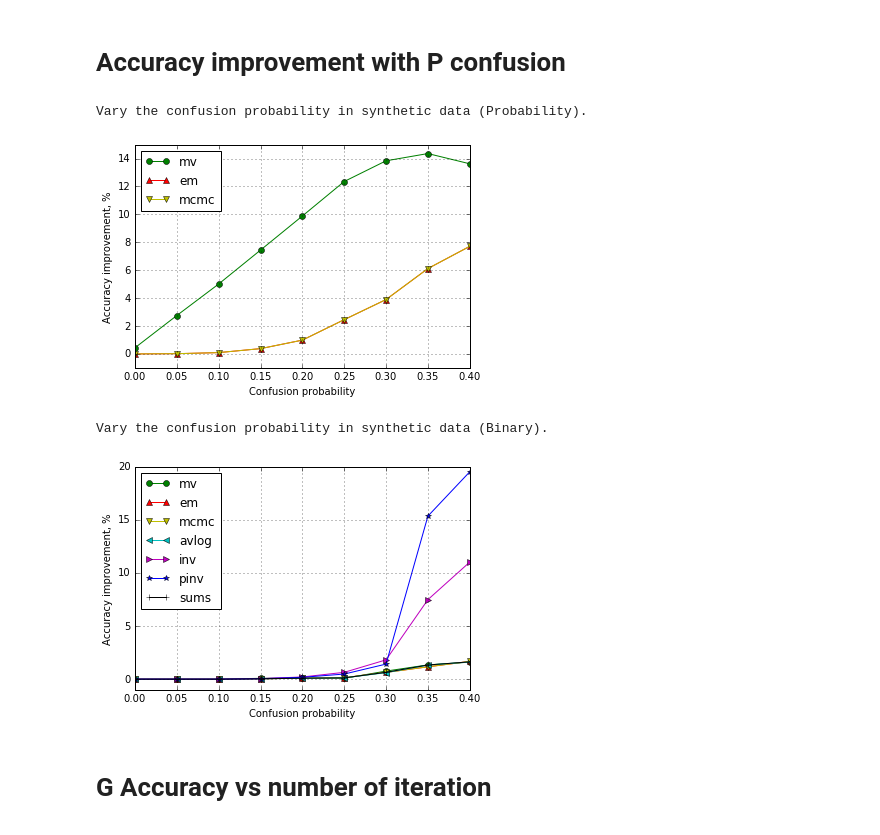
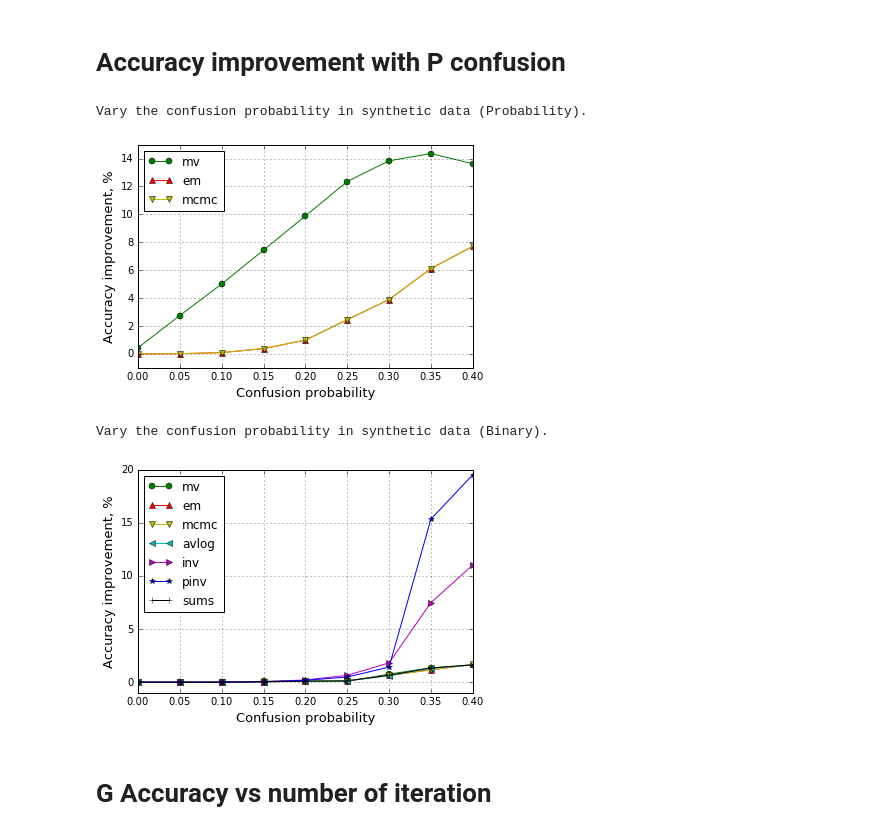
Before and after one commit to Evgeneus/fuzzy-data-fusion, a Jupyter notebook: experiment/notebooks/experiments.ipynb, the cells around one changed output. Saved outputs shown, nothing was run; the diff lists cells and outputs as text; code cells hidden in the pictures.

```diff
--- a/experiment/notebooks/experiments.ipynb
+++ b/experiment/notebooks/experiments.ipynb
@@ -3,7 +3,8 @@
 import pandas as pd
 import matplotlib.pyplot as plt
 
-work_dir = '../../data/synthetic/'
+
+work_dir = '../../data/results/'
 img_dir = '../../data/img/'
 
 synthetic_accuracy_binary = pd.read_csv(work_dir+'synthetic_accuracy_binary.csv', index_col='conf_probs')
@@ -14,8 +15,8 @@ synthetic_convergence = pd.read_csv(work_dir+'synthetic_convergence.csv', index_
 synthetic_values = pd.read_csv(work_dir+'synthetic_values.csv', index_col='number of distinct values per object')
 synthetic_accuracy_g = pd.read_csv(work_dir+'accuracy_g_transposed.csv', index_col='Accuracy of sources')
 
-# flight_accuracy = pd.read_csv(work_dir+'flight_accuracy.csv', index_col='confusion probability')
-# flight_efficiency = pd.read_csv(work_dir+'flight_efficiency.csv', index_col='number of objects with confusions')
+flight_accuracy = pd.read_csv(work_dir+'flight_accuracy.csv', index_col='G')
+flight_efficiency = pd.read_csv(work_dir+'flight_efficiency.csv', index_col='Number of objects with confusions')
 
 # face_accuracy = pd.read_csv(work_dir+'face_accuracy.csv')
 # %% [markdown]
@@ -62,30 +63,30 @@ print("Vary the confusion probability in synthetic data (Probability).")
 ax = improvement_synthetic_accuracy_prob[['mv', 'em', 'mcmc']].plot(
     style=['go-', 'r^-', 'yv-'], grid='on', ylim=[-1, 15])
 
-ax.set_ylabel('Accuracy improvement, %')
-ax.set_xlabel('Confusion probability')
+ax.set_ylabel('Accuracy improvement, %', fontsize=13)
+ax.set_xlabel('Confusion probability', fontsize=13)
 fig = ax.get_figure()
 fig.savefig(img_dir+'improvement_synth_accuracy_probability.pdf')
 # %% [output]
 Vary the confusion probability in synthetic data (Probability).
-[figure, old version]
+[figure, new version]
 # %%
 print("Vary the confusion probability in synthetic data (Binary).")
 ax = improvement_synthetic_accuracy_binary[['mv', 'em', 'mcmc',
                                            'avlog', 'inv', 'pinv',
                                            'sums']].plot(
     style=['go-', 'r^-', 'yv-',
           'c<-', 'm>-', 'b*-',
           'k+-'], grid='on',
     ylim=[-1, 20])
 
-ax.set_ylabel('Accuracy improvement, %')
-ax.set_xlabel('Confusion probability')
+ax.set_ylabel('Accuracy improvement, %', fontsize=13)
+ax.set_xlabel('Confusion probability', fontsize=13)
 fig = ax.get_figure()
 fig.savefig(img_dir+'improvement_synth_accuracy_binary.pdf')
 # %% [output]
 Vary the confusion probability in synthetic data (Binary).
-[figure, old version]
+[figure, new version]
 # %% [markdown]
 # G Accuracy vs number of iteration
 # %%
```
Also changed, not shown: parts of 5 cells of this notebook, 2 other files.
